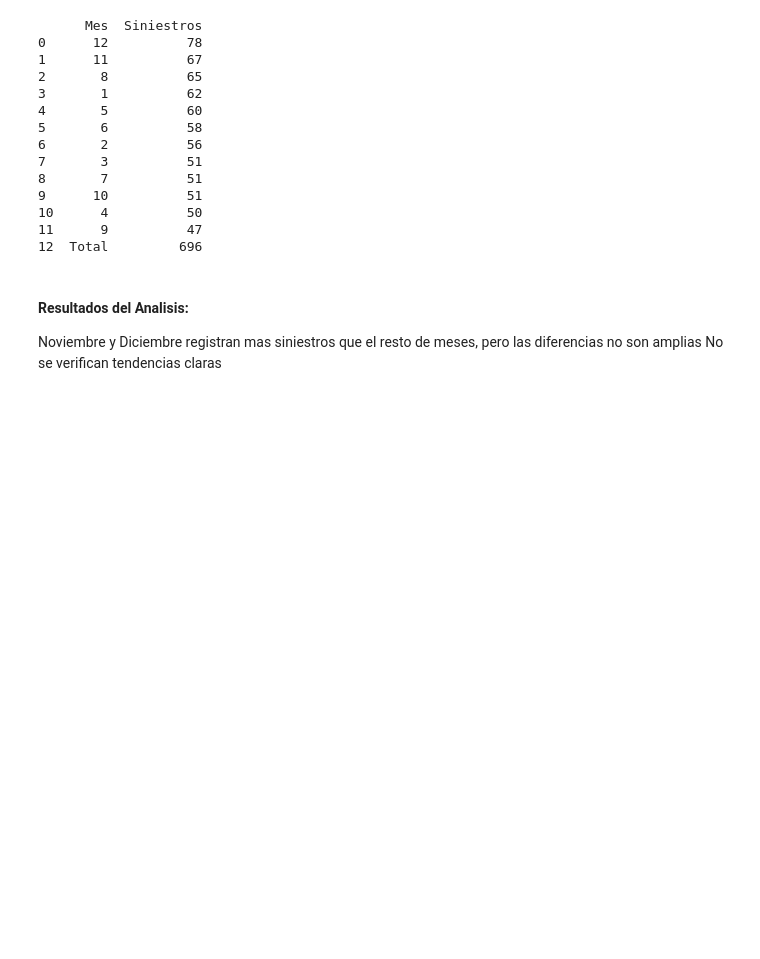
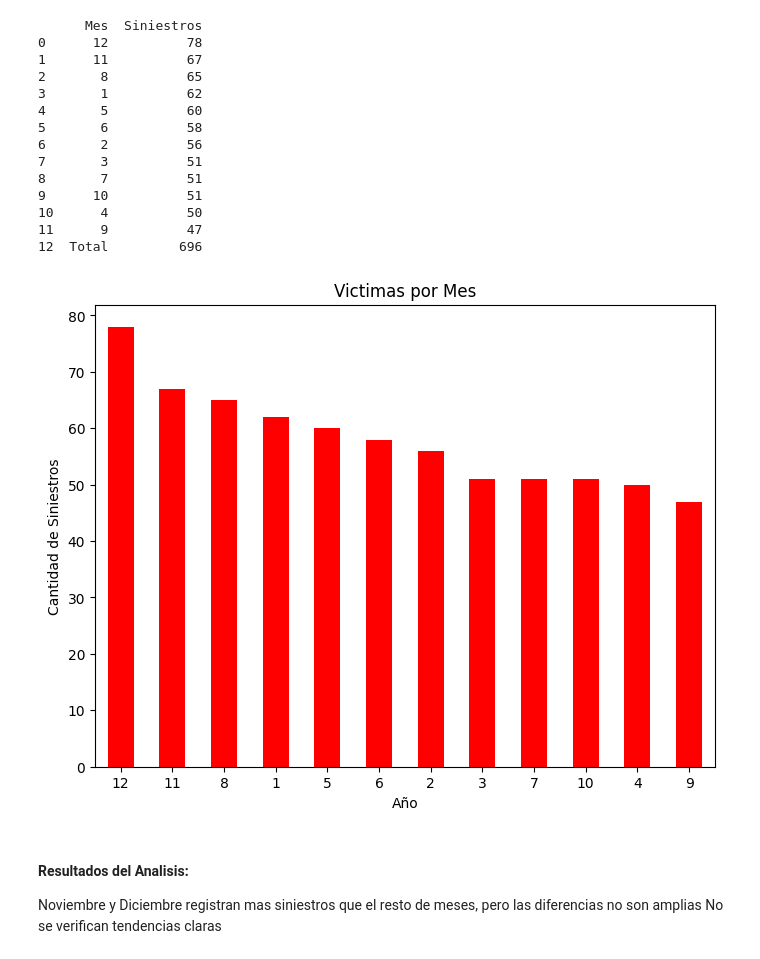
Before and after one commit to marceloyuba/PI_DA, a Jupyter notebook: analisis/EDA.ipynb, the cells around one changed output. Cells and saved outputs as stored; diff of their text form; code cells hidden in the pictures; blank space fills up the shorter version.

```diff
--- a/analisis/EDA.ipynb
+++ b/analisis/EDA.ipynb
@@ -249,6 +261,18 @@ print(muertes_año)
 10      4          50
 11      9          47
 12  Total         696
+# %%
+victimas = df_hechos['Mes'].value_counts()
+
+plt.figure(figsize=(8, 6))
+victimas.plot(kind='bar', color='red')
+plt.title('Victimas por Mes')
+plt.xlabel('Año')
+plt.ylabel('Cantidad de Siniestros')
+plt.xticks(rotation=0)
+plt.show()
+# %% [output]
+[figure, added]
 # %% [markdown]
 #### Resultados del Analisis:
 Noviembre y Diciembre registran mas siniestros que el resto de meses, pero las diferencias no son amplias
```
Also changed, not shown: parts of 2 cells of this notebook, 4 other files.
